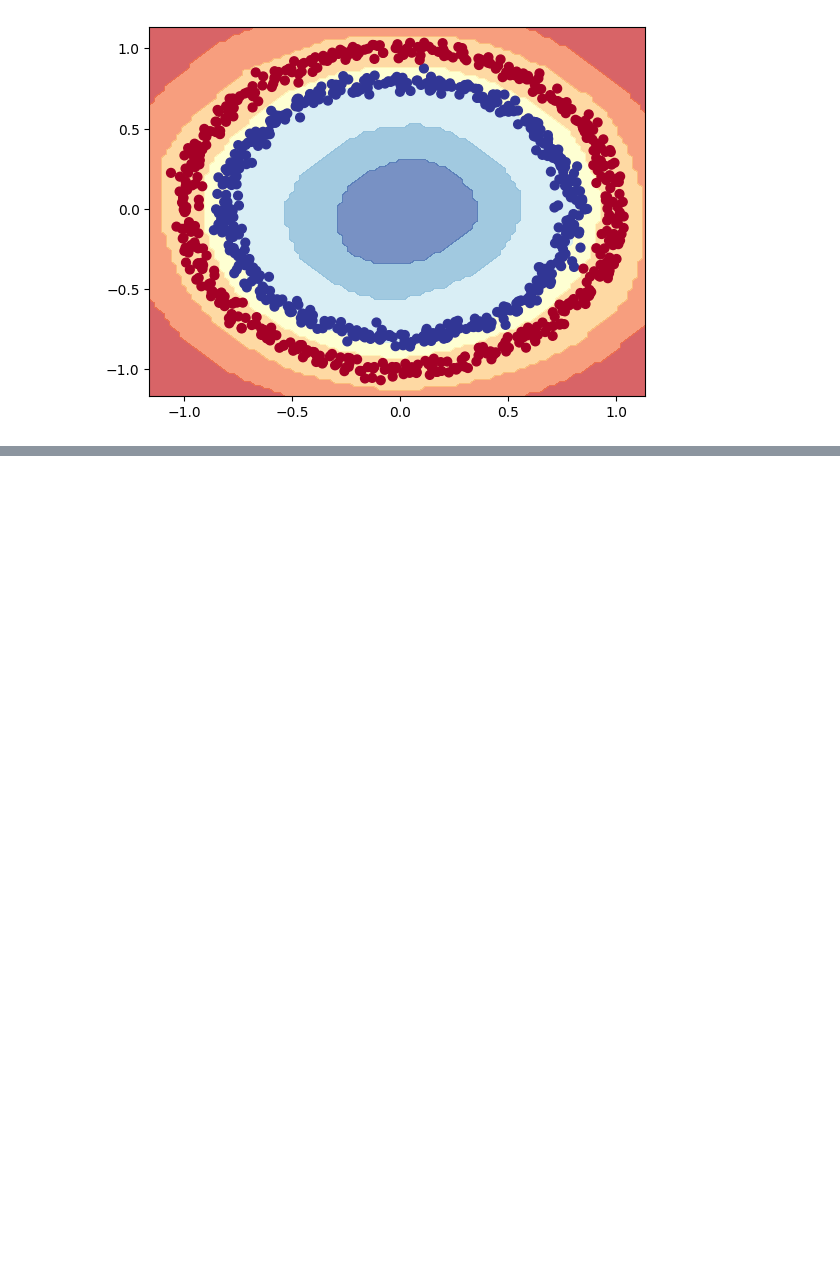
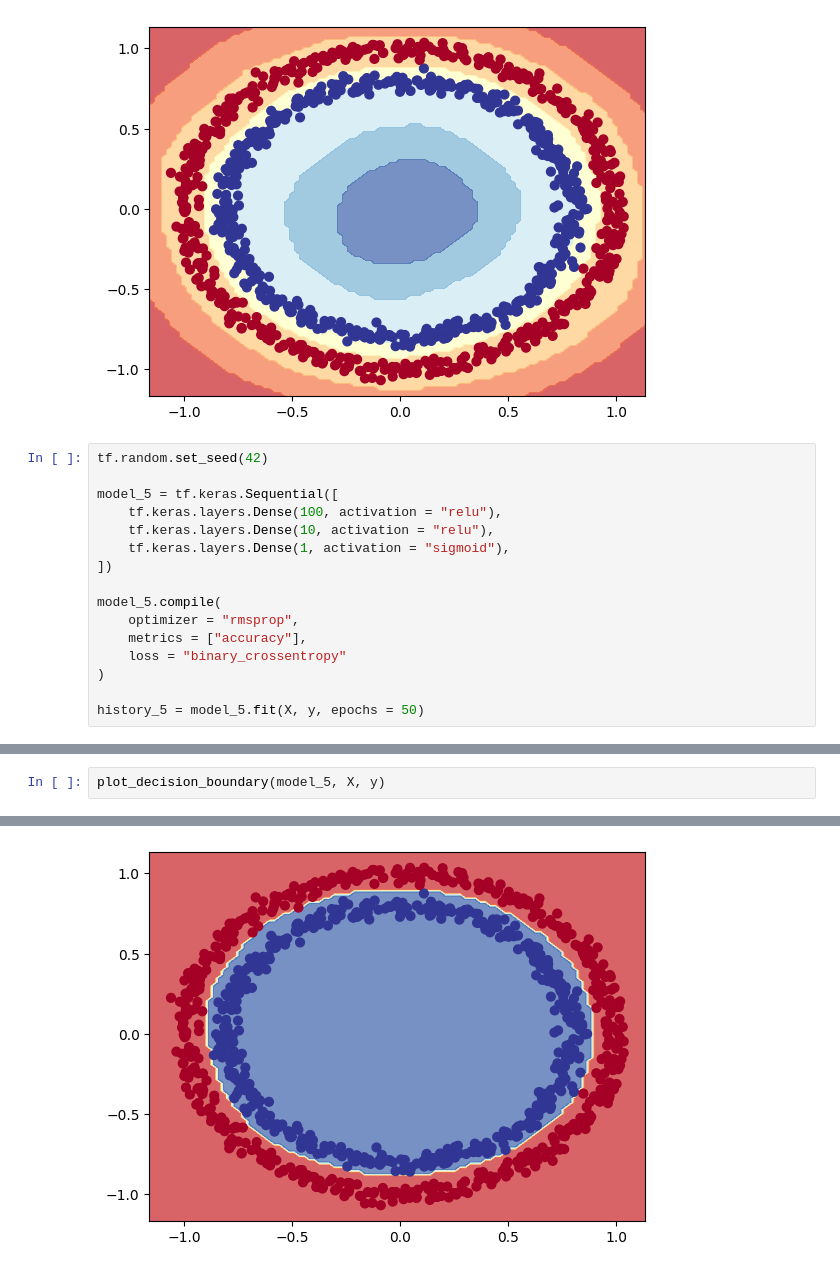
Before and after one commit to akshat-shethia/Deep_Learning, a Jupyter notebook: TensorFlow_For_Deep_Learning/My_02_neural_network_classification_in_tensorflow.ipynb, the cells around one changed output, grey strips where cells are left out. Saved outputs shown, nothing was run; the diff lists cells and outputs as text; blank space fills up the shorter version.

```diff
--- a/TensorFlow_For_Deep_Learning/My_02_neural_network_classification_in_tensorflow.ipynb
+++ b/TensorFlow_For_Deep_Learning/My_02_neural_network_classification_in_tensorflow.ipynb
@@ -264,3 +264,19 @@ plot_decision_boundary(model_4, X, y)
 313/313 ━━━━━━━━━━━━━━━━━━━━ 0s 710us/step
 doing binary classifcation...
 [figure]
+# %%
+tf.random.set_seed(42)
+
+model_5 = tf.keras.Sequential([
+    tf.keras.layers.Dense(100, activation = "relu"),
+    tf.keras.layers.Dense(10, activation = "relu"),
+    tf.keras.layers.Dense(1, activation = "sigmoid"),
+])
+
+model_5.compile(
+    optimizer = "rmsprop",
+    metrics = ["accuracy"],
+    loss = "binary_crossentropy"
+)
+
+history_5 = model_5.fit(X, y, epochs = 50)
@@ -266,0 +301,3 @@ doing binary classifcation...
+# %%
+plot_decision_boundary(model_5, X, y)
+# %% [output]
@@ -266,0 +306 @@ doing binary classifcation...
+[figure, added]
```
Also changed, not shown: parts of 2 cells of this notebook.
